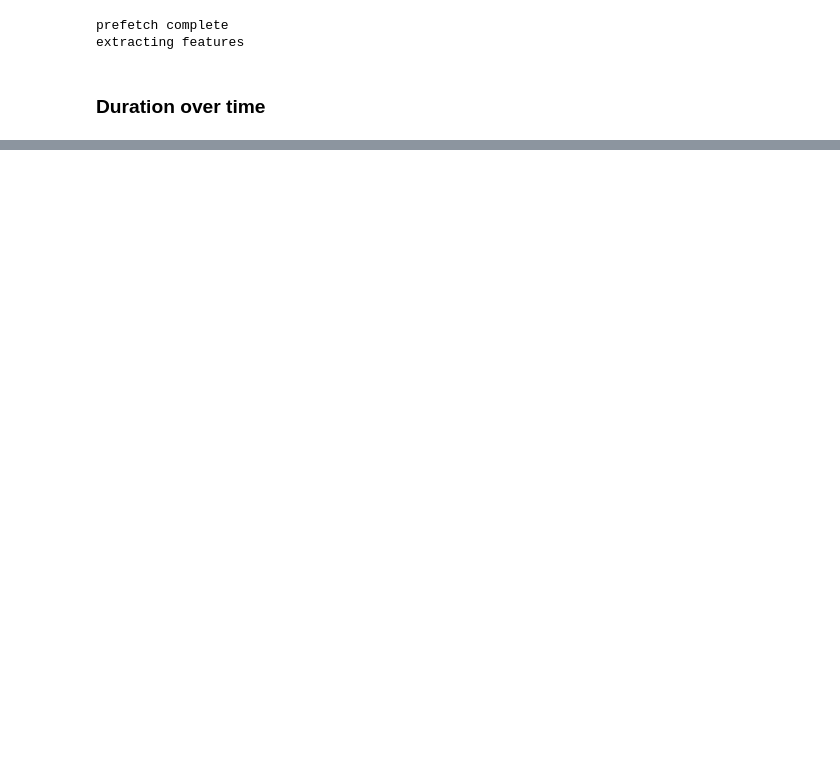
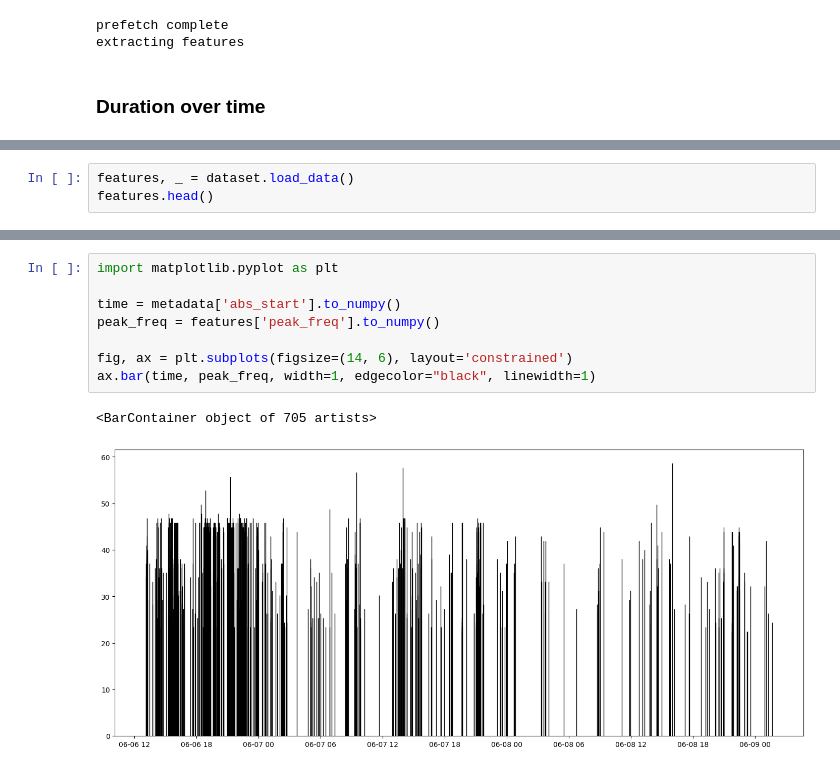
Before and after one commit to gb0808/Arden_acousticAnalysis, a Jupyter notebook: features_over_time.ipynb, the cells around one changed output, grey strips where cells are left out. Cells and saved outputs as stored; diff of their text form; blank space fills up the shorter version.

```diff
--- a/features_over_time.ipynb
+++ b/features_over_time.ipynb
@@ -52,0 +48,3 @@ Arden_20250607_090030
+# %%
+features, _ = dataset.load_data()
+features.head()
@@ -52,0 +59,11 @@ Arden_20250607_090030
+# %%
+import matplotlib.pyplot as plt
+
+time = metadata['abs_start'].to_numpy()
+peak_freq = features['peak_freq'].to_numpy()
+
+fig, ax = plt.subplots(figsize=(14, 6), layout='constrained')
+ax.bar(time, peak_freq, width=1, edgecolor="black", linewidth=1)
+# %% [output]
+<BarContainer object of 705 artists>
+[figure, added]
```
Also changed, not shown: parts of 6 cells of this notebook, 1 other file.
